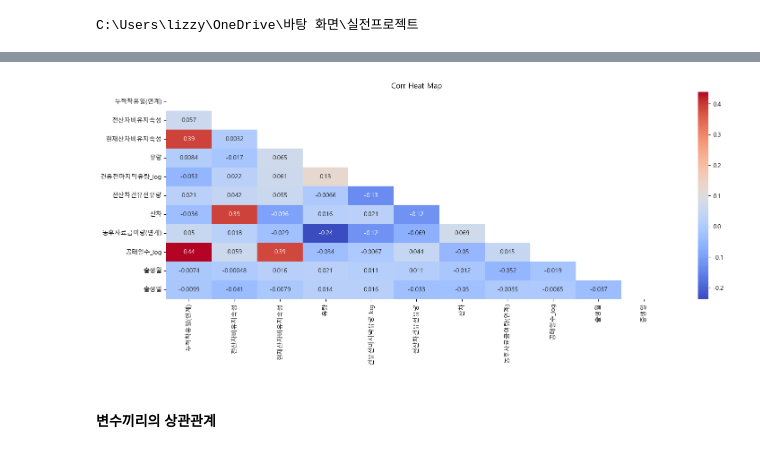
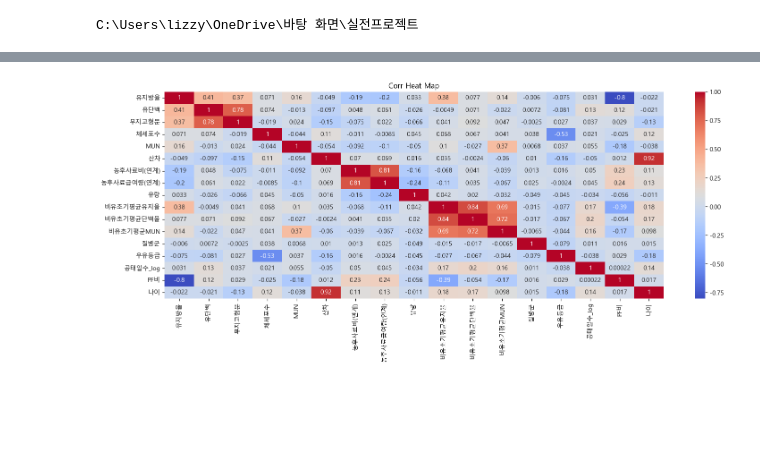
Before and after one commit to cye2020/Smart-Farm-Growth-Analytics, a Jupyter notebook: code/models/20251105_ML전처리_yyw.ipynb, the cells around one changed output, grey strips where cells are left out. Drawn from its saved outputs; the diff is of its cells as text; code cells hidden in the pictures; blank space fills up the shorter version.

```diff
--- a/code/models/20251105_ML전처리_yyw.ipynb
+++ b/code/models/20251105_ML전처리_yyw.ipynb
@@ -33,0 +129,5 @@ Index(['농장아이디', '개체번호', '검정일자', '누적착유일(연
+# %%
+milk_content['우유등급'] = milk_content['우유등급'].map({'1등급': 1, '2등급이하': 0})
+
+
+print(milk_content['우유등급'].dtypes)
@@ -33,0 +136,9 @@ Index(['농장아이디', '개체번호', '검정일자', '누적착유일(연
+# %%
+# 날짜 차이 계산 (일 단위)
+milk_content['나이'] = (milk_content['검정일자'] - milk_content['출생일자']).dt.days
+
+# 음수 값(출생일자가 검정일자보다 큰 경우)은 0으로 처리
+milk_content['나이'] = milk_content['나이'].apply(lambda x: max(x, 0))
+milk_content['나이'] = (milk_content['나이'] / 365).astype(int)
+
+milk_content
@@ -34,2 +159,3 @@ Index(['농장아이디', '개체번호', '검정일자', '누적착유일(연
 # %%
-df_milk = milk_content[['누적착유일(연계)', '전산차비유지속성', '현재산차비유지속성', '건유전마지막유량_log', '전산차건유전유량', '출생일자', '산차', '농후사료비(연계)','농후사료급여량(연계)', '공태일수_log', '유량']]
+df_milk = milk_content[['유지방율', '유단백', '무지고형분', '체세포수', 'MUN',
+'산차', '농후사료비(연계)', '농후사료급여량(연계)', '유량', '비유초기평균유지율', '비유초기평균단백율', '비유초기평균MUN', '질병군', '우유등급', '공태일수_log', 'PF비', '나이']]
@@ -66,11 +161,0 @@ Name: 출생일자, Length: 58441, dtype: object
-# %%
-df_milk['출생일자'] = pd.to_datetime(df_milk['출생일자'])
-
-df_milk['출생연도'] = df_milk['출생일자'].dt.year
-
-df_milk['출생월'] = df_milk['출생일자'].dt.month
-
-df_milk['출생일'] = df_milk['출생일자'].dt.day
-
-
-print(df_milk.dtypes)
@@ -96,18 +178,13 @@ df_milk_total = df_milk[['누적착유일(연계)', '전산차비유지속성',
 # %%
-df_milk_total_corr = df_milk_total.corr()
+df_milk_corr = df_milk.corr()
 
 
-mask = np.triu(np.ones_like(df_milk_total_corr, dtype=bool))
 plt.figure(figsize=(18, 6))
 sns.heatmap(
-    data= df_milk_total_corr,
+    data= df_milk_corr,
     annot= True,
-    cmap= 'coolwarm',
-    mask= mask
-)
+    cmap= 'coolwarm')
 plt.title("Corr Heat Map")
 plt.show()
 # %% [output]
-[figure, old version]
+[figure, new version]
-# %% [markdown]
-#### 변수끼리의 상관관계
```
Also changed, not shown: parts of 39 cells of this notebook, 2 other files.
